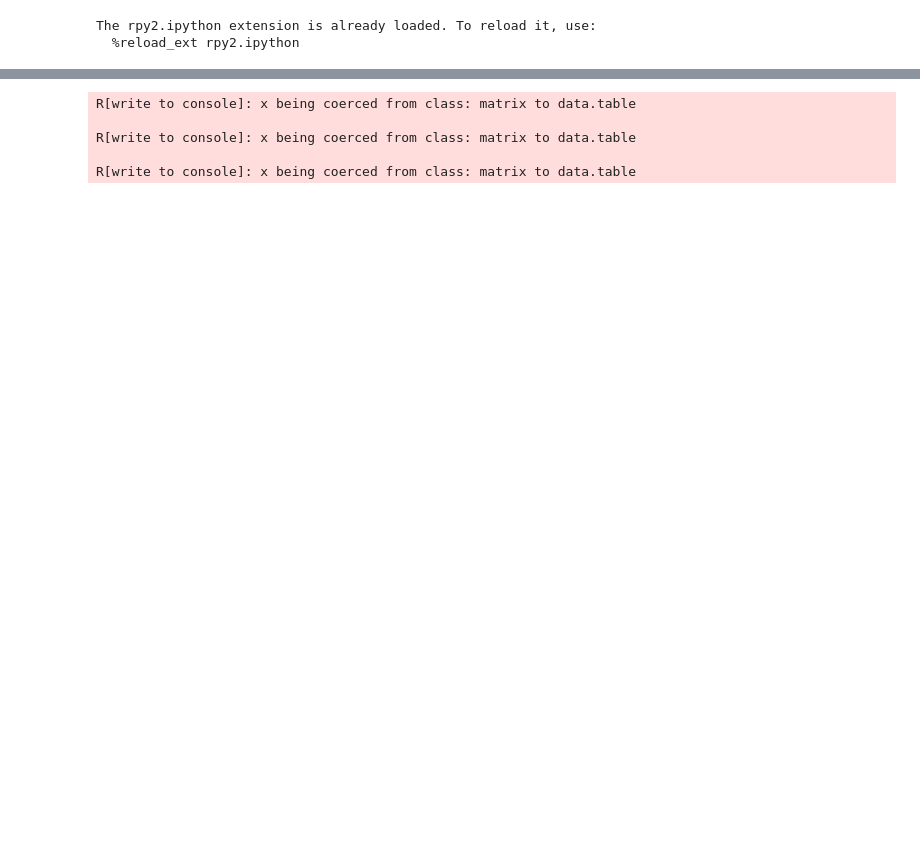
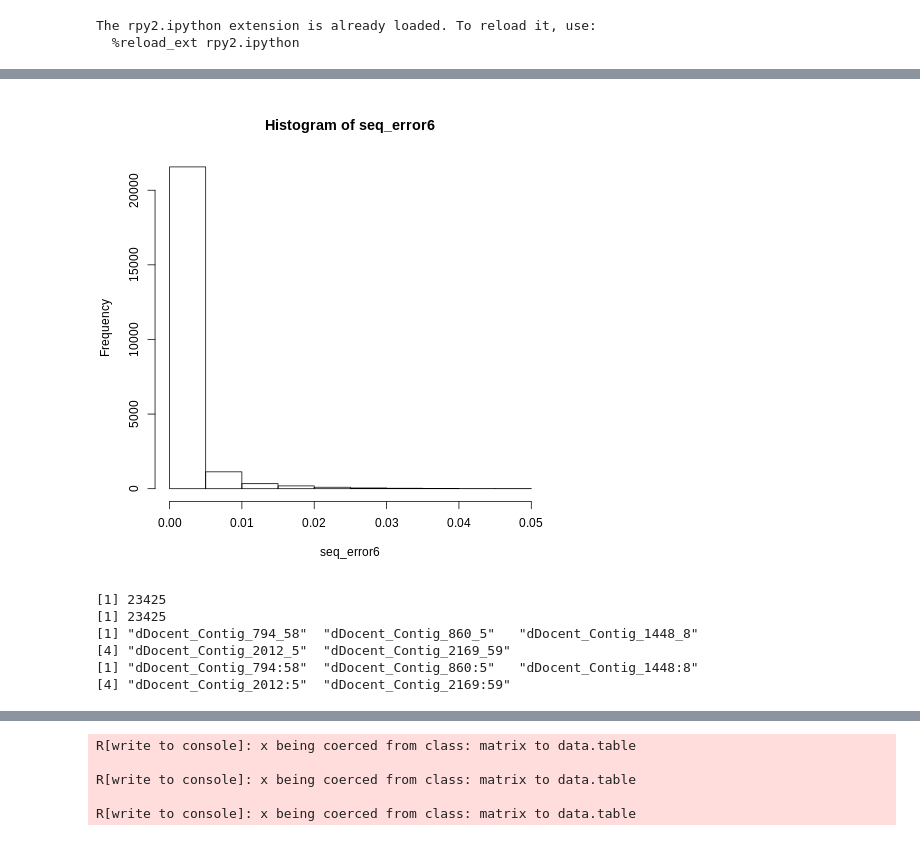
Before and after one commit to trevorfaske/CHDO_mixedploidy, a Jupyter notebook: ebg_CHDO.ipynb, the cells around one changed output, grey strips where cells are left out. Saved outputs shown, nothing was run; the diff lists cells and outputs as text; code cells hidden in the pictures; blank space fills up the shorter version.

```diff
--- a/ebg_CHDO.ipynb
+++ b/ebg_CHDO.ipynb
@@ -147,0 +219,9 @@ setwd('/data/gpfs/assoc/denovo/tfaske/sagebrush/SNPcall/ebg')
+# %%
+%%R
+updog6_out <- readRDS('updog6_out.RDS')
+# %%
+%%R
+seq_error6 <- updog6_out$snpdf$seq
+hist(seq_error6)
+# %% [output]
+[figure, added]
@@ -147,0 +232,13 @@ setwd('/data/gpfs/assoc/denovo/tfaske/sagebrush/SNPcall/ebg')
+# %%
+%%R
+print(length(updog6_snp))
+print(length(pos_ID))
+print(updog6_snp[1:5])
+print(pos_ID[1:5])
+# %% [output]
+[1] 23425
+[1] 23425
+[1] "dDocent_Contig_794_58"  "dDocent_Contig_860_5"   "dDocent_Contig_1448_8"
+[4] "dDocent_Contig_2012_5"  "dDocent_Contig_2169_59"
+[1] "dDocent_Contig_794:58"  "dDocent_Contig_860:5"   "dDocent_Contig_1448:8"
+[4] "dDocent_Contig_2012:5"  "dDocent_Contig_2169:59"
```
Also changed, not shown: parts of 70 cells of this notebook, 3 other files.
